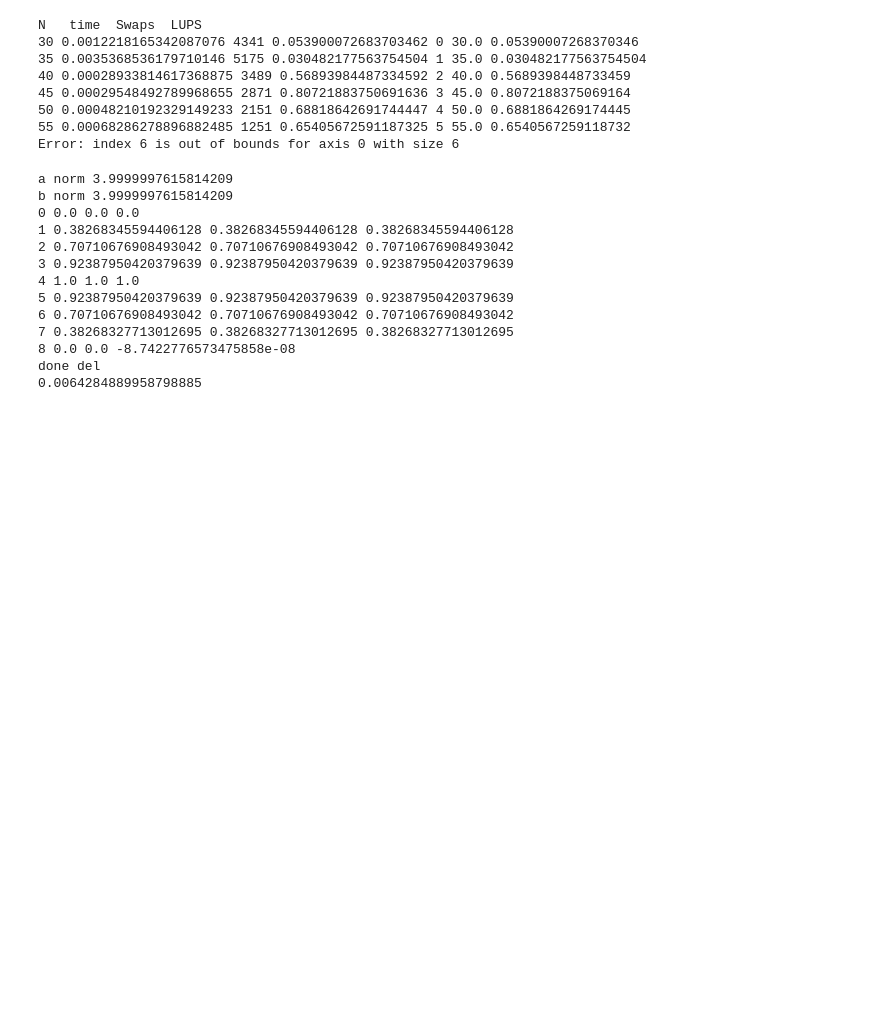
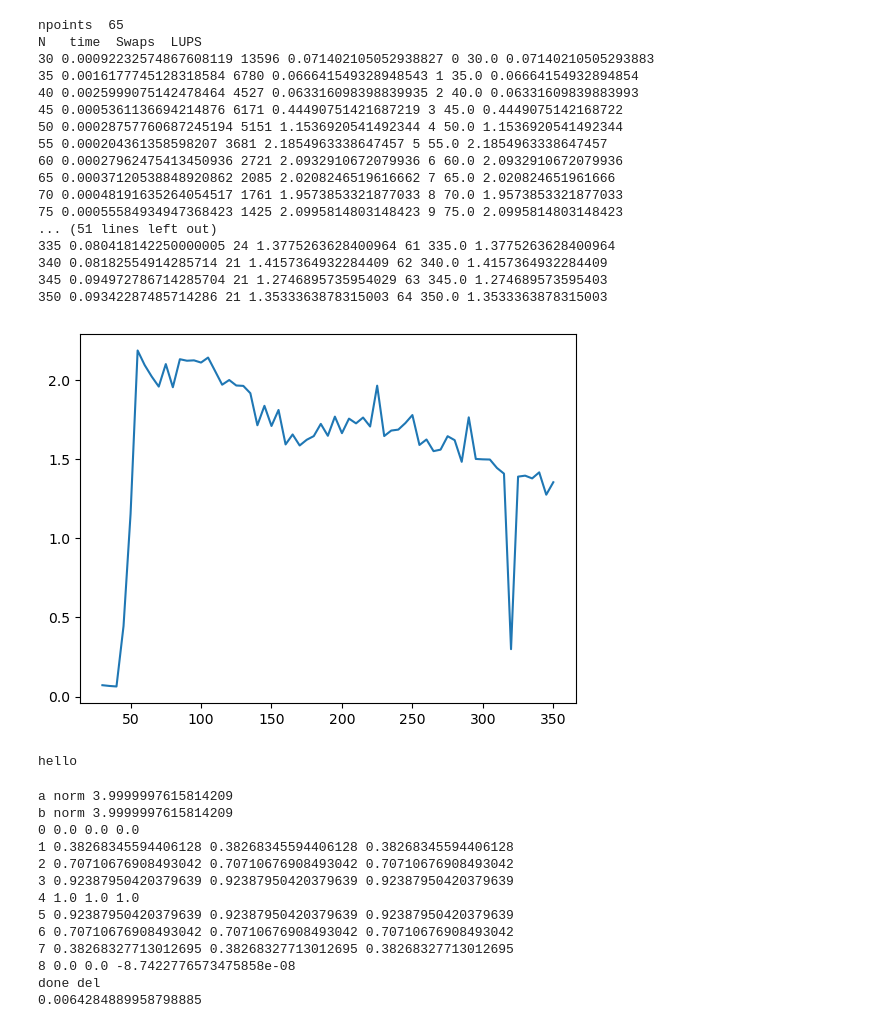
Before and after one commit to antonl321/JTC, a Jupyter notebook: JTC1.ipynb, the cells around one changed output. Saved outputs shown, nothing was run; the diff lists cells and outputs as text; code cells hidden in the pictures; blank space fills up the shorter version.

```diff
--- a/JTC1.ipynb
+++ b/JTC1.ipynb
@@ -10,7 +15,7 @@ from math import sin, atan, cos, sqrt
 #alias sixth =1.0/6.0
 
 
-struct Field[DT: DType, VW: Int]:
+struct Field[DT: DType]:
     var data: DTypePointer[DT]
     var gx: Int
     var gy: Int
@@ -48,11 +53,11 @@ struct Field[DT: DType, VW: Int]:
         for i in range(self.dsize - self.dsize % VW, self.dsize):
             sd[i] = od[i]
 
-    fn __add__(self, rhs: Field[DT,VW]) raises -> Field[DT,VW]:
+    fn __add__[VW:Int](self, rhs: Field[DT]) raises -> Field[DT]:
         # test if the fields have the same sizes
         if self.gx != rhs.gx or self.gy != rhs.gy or self.gz != rhs.gz :
             raise ("cannot add fields with different grid sizes")
-        let result = Field[DT,VW](self.gx, self.gy, self.gz)
+        let result = Field[DT](self.gx, self.gy, self.gz)
         let p : Int
         let igx = self.gx-2  # inner grid size in x dir
         let vwgx = igx - igx%VW # length made of an integer number of vector widths
@@ -160,7 +165,7 @@ struct Field[DT: DType, VW: Int]:
             print ("iter test: ",  sqrt(self.norm2()/norm_start) - self.eigenval**niter)
 
 
-    fn iterate_simd(inout self, niter: Int, test_it: Bool = False):
+    fn iterate_simd[VW:Int](inout self, niter: Int, test_it: Bool = False):
         let sixth = 1.0/6.0
         var norm_start = SIMD[DT,1](0.0)
         if test_it:
@@ -192,47 +197,82 @@ struct Field[DT: DType, VW: Int]:
 import benchmark
 from python import Python
 
+alias VW = 4 # simd vector width (sys function not working)
+
 fn run(gmin:Int, gmax:Int, gstep:Int, nswaps:Int=3) raises:
     let np = Python.import_module("numpy")
-    let npoints = (gmax-gmin)//gstep
+    let npoints = (gmax-gmin)//gstep +1
     let pdatx = np.zeros(npoints)
     let pdaty = np.zeros(npoints)
     print("npoints ", npoints)
     print("N   time  Swaps  LUPS")
     var idx = 0
     for n in range(gmin,gmax,gstep):
-        var phi=Field[DType.float32,1](n,n,n)
+        #print("min max n", gmin, gmax, n, idx)
+        var phi=Field[DType.float32](n,n,n)
         phi.initialize()
         @parameter
         fn test_fn():
-            phi.iterate(nswaps)
+            phi.iterate_simd[VW](nswaps)
 
         let rep = benchmark.run[test_fn](max_runtime_secs=2, min_runtime_secs=0.1)
         phi.data.free()
         let t = rep.mean()
         let s = (n-2)**3/(t/nswaps)/1e9
         _ = pdatx.itemset(idx, n)
         _ = pdaty.itemset(idx, s)
         print(n, t, rep.iters() * nswaps, s, idx, pdatx[idx], pdaty[idx])
         idx += 1
     #report.print()
 
     let pyplt = Python.import_module("matplotlib.pyplot")
     _ = pyplt.plot(pdatx,pdaty)
     _ = pyplt.show()
 
 
 
-run(30,61,5)
+run(30,351,5)
 # %% [output]
+npoints  65
 N   time  Swaps  LUPS
-30 0.0012218165342087076 4341 0.053900072683703462 0 30.0 0.05390007268370346
-35 0.0035368536179710146 5175 0.030482177563754504 1 35.0 0.030482177563754504
-40 0.00028933814617368875 3489 0.56893984487334592 2 40.0 0.5689398448733459
-45 0.00029548492789968655 2871 0.80721883750691636 3 45.0 0.8072188375069164
-50 0.00048210192329149233 2151 0.68818642691744447 4 50.0 0.6881864269174445
-55 0.00068286278896882485 1251 0.65405672591187325 5 55.0 0.6540567259118732
-Error: index 6 is out of bounds for axis 0 with size 6
+30 0.00092232574867608119 13596 0.071402105052938827 0 30.0 0.07140210505293883
+35 0.0016177745128318584 6780 0.066641549328948543 1 35.0 0.06664154932894854
+40 0.0025999075142478464 4527 0.063316098398839935 2 40.0 0.06331609839883993
+45 0.0005361136694214876 6171 0.44490751421687219 3 45.0 0.4449075142168722
+50 0.00028757760687245194 5151 1.1536920541492344 4 50.0 1.1536920541492344
+55 0.000204361358598207 3681 2.1854963338647457 5 55.0 2.1854963338647457
+60 0.00027962475413450936 2721 2.0932910672079936 6 60.0 2.0932910672079936
+65 0.00037120538848920862 2085 2.0208246519616662 7 65.0 2.020824651961666
+70 0.00048191635264054517 1761 1.9573853321877033 8 70.0 1.9573853321877033
+75 0.00055584934947368423 1425 2.0995814803148423 9 75.0 2.0995814803148423
+... (51 lines left out)
+335 0.080418142250000005 24 1.3775263628400964 61 335.0 1.3775263628400964
+340 0.08182554914285714 21 1.4157364932284409 62 340.0 1.4157364932284409
+345 0.094972786714285704 21 1.2746895735954029 63 345.0 1.274689573595403
+350 0.09342287485714286 21 1.3533363878315003 64 350.0 1.3533363878315003
+[figure, added]
+# %%
+from sys.info import is_x86
+
+from TargetInfo import simdwidthof, simdbitwidth
+#    alignof,
+#    bitwidthof,
+#    simdwidthof,
+#    simdbitwidth,
+#    simd_byte_width,
+#    sizeof
+#)
+
+
+from DType import DType
+
+fn t1():
+    print("hello")
+    print(simdbitwidth()) #[DType.float32]())
+
+t1()
+# %% [output]
+hello
 # %%
 #from python import Python
 let pi = 4.0*atan[DType.float32,1](1.0)
```
Also changed, not shown: parts of 6 cells of this notebook.
